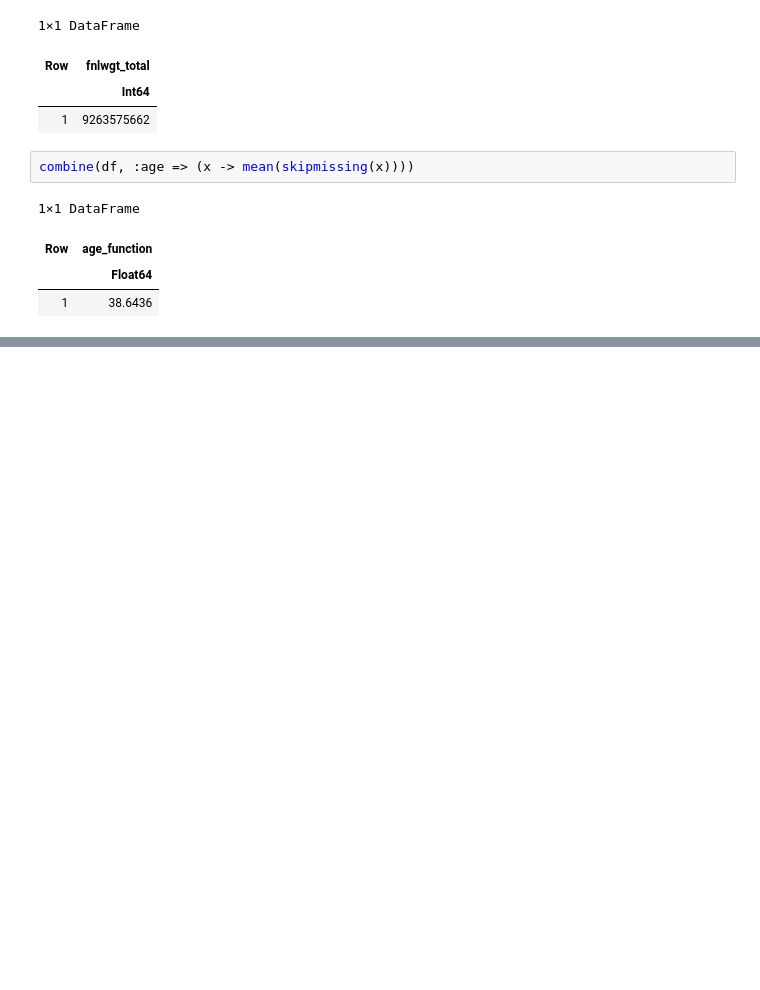
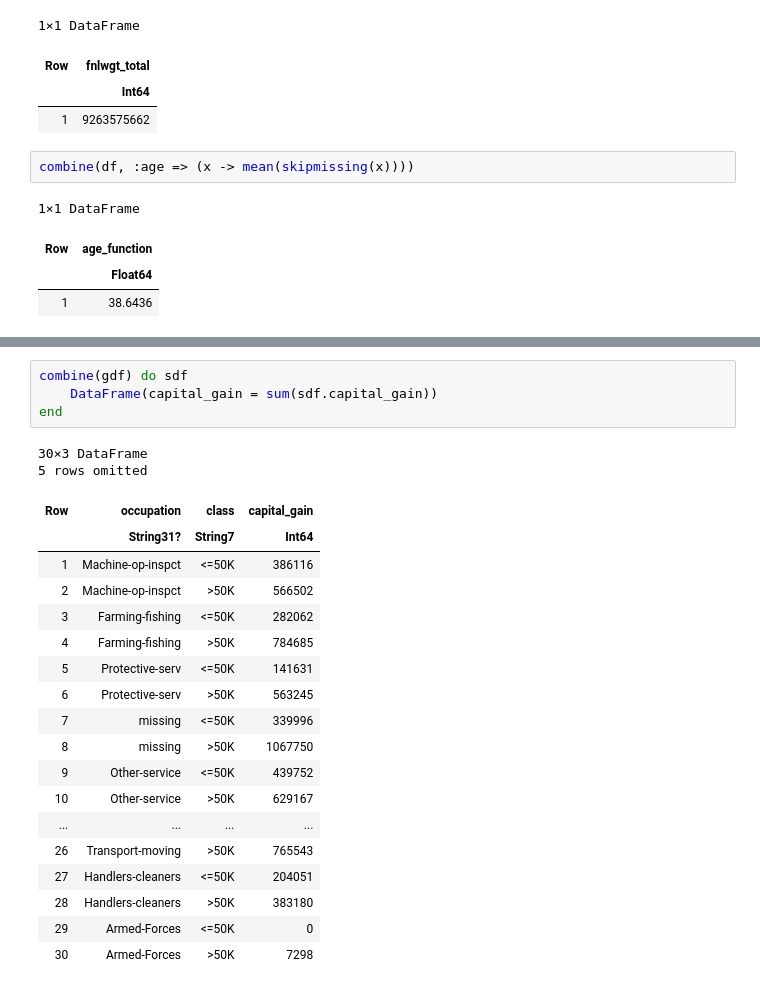
Before and after one commit to toby-farley/Adult, a Jupyter notebook: Adult Julia.ipynb, the cells around one changed output, grey strips where cells are left out. Saved outputs shown, nothing was run; the diff lists cells and outputs as text; blank space fills up the shorter version.

```diff
--- a/Adult Julia.ipynb
+++ b/Adult Julia.ipynb
@@ -819,0 +998,25 @@ combine(df, [
+# %%
+combine(gdf) do sdf
+    DataFrame(capital_gain = sum(sdf.capital_gain))
+end
+# %% [output]
+30×3 DataFrame
+5 rows omitted
+| Row | occupation | class | capital_gain |
+|  | String31? | String7 | Int64 |
+| 1 | Machine-op-inspct | <=50K | 386116 |
+| 2 | Machine-op-inspct | >50K | 566502 |
+| 3 | Farming-fishing | <=50K | 282062 |
+| 4 | Farming-fishing | >50K | 784685 |
+| 5 | Protective-serv | <=50K | 141631 |
+| 6 | Protective-serv | >50K | 563245 |
+| 7 | missing | <=50K | 339996 |
+| 8 | missing | >50K | 1067750 |
+| 9 | Other-service | <=50K | 439752 |
+| 10 | Other-service | >50K | 629167 |
+| ... | ... | ... | ... |
+| 26 | Transport-moving | >50K | 765543 |
+| 27 | Handlers-cleaners | <=50K | 204051 |
+| 28 | Handlers-cleaners | >50K | 383180 |
+| 29 | Armed-Forces | <=50K | 0 |
+| 30 | Armed-Forces | >50K | 7298 |
```
Also changed, not shown: parts of 12 cells of this notebook.
